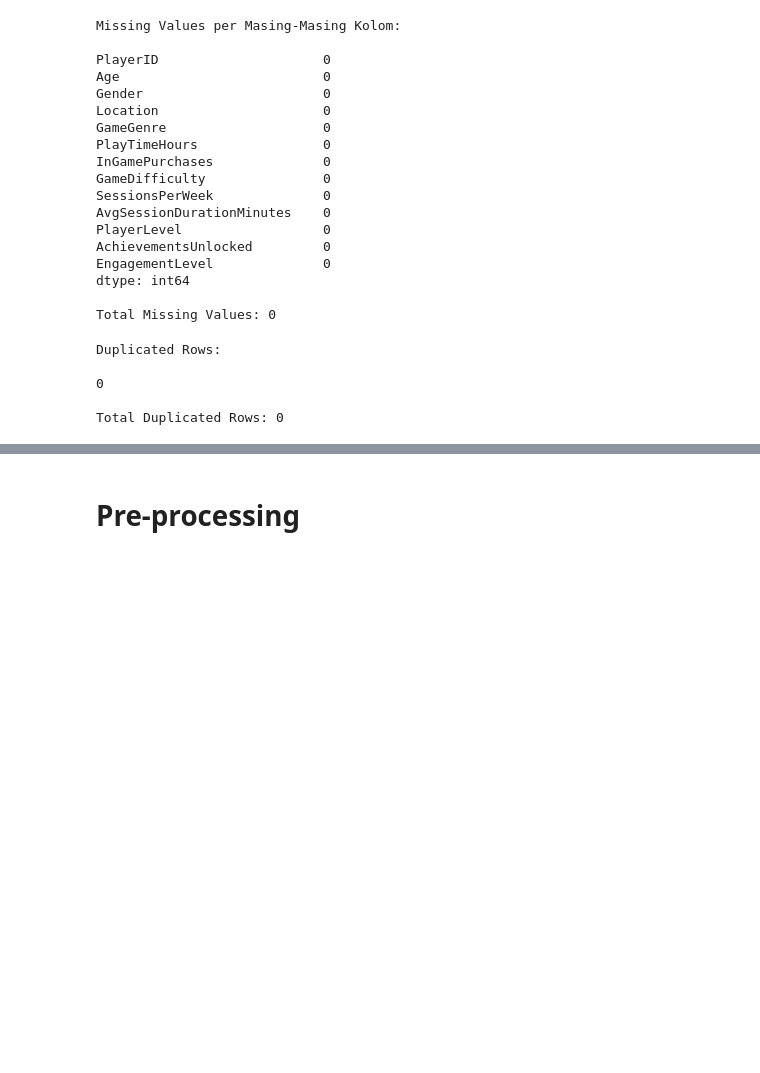
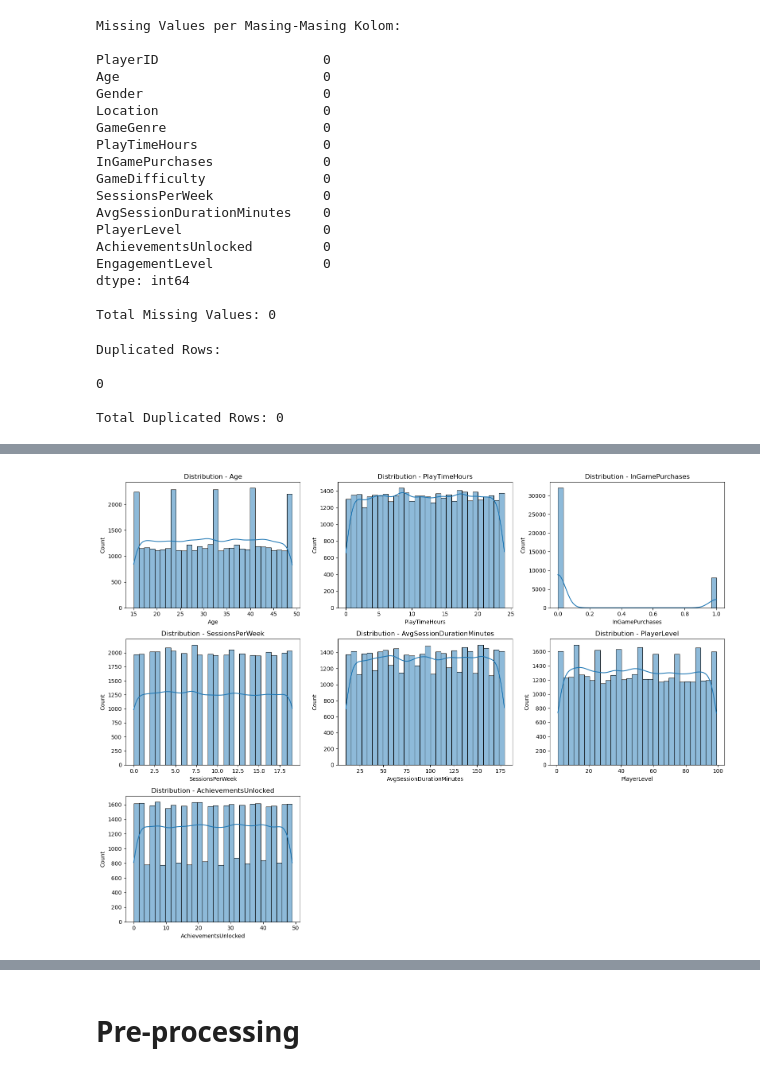
Before and after one commit to lutfialvarop/game-online-engagement, a Jupyter notebook: main.ipynb, the cells around one changed output, grey strips where cells are left out. Saved outputs shown, nothing was run; the diff lists cells and outputs as text; code cells hidden in the pictures; blank space fills up the shorter version.

```diff
--- a/main.ipynb
+++ b/main.ipynb
@@ -194,0 +224,10 @@ AchievementsUnlocked: 0
+# %%
+plt.figure(figsize=(16, 4*nrows))
+for i, col in enumerate(cols, 1):
+    plt.subplot(nrows, ncols, i)
+    sns.histplot(df[col], kde=True, bins=30)
+    plt.title(f"Distribution - {col}")
+plt.tight_layout()
+plt.show()
+# %% [output]
+[figure, added]
```
Also changed, not shown: parts of 7 cells of this notebook, 1 other file.
